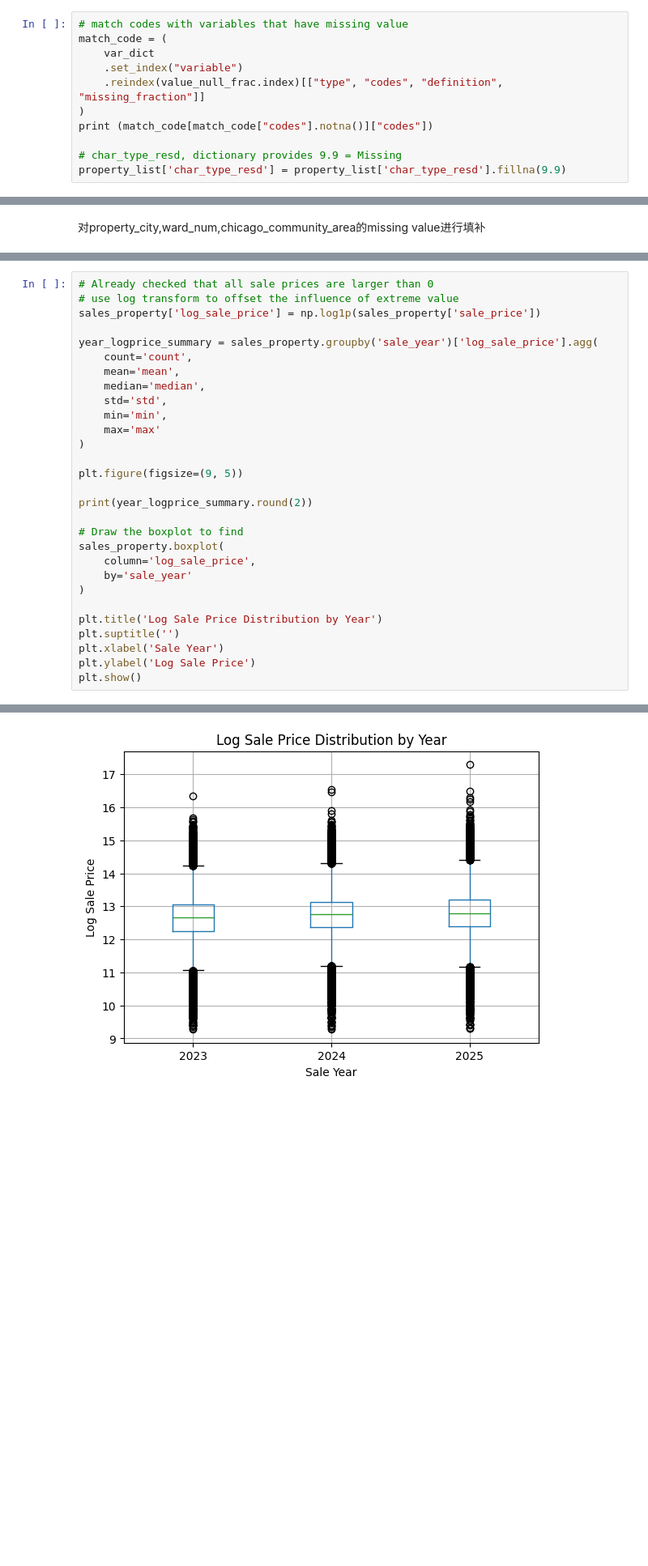
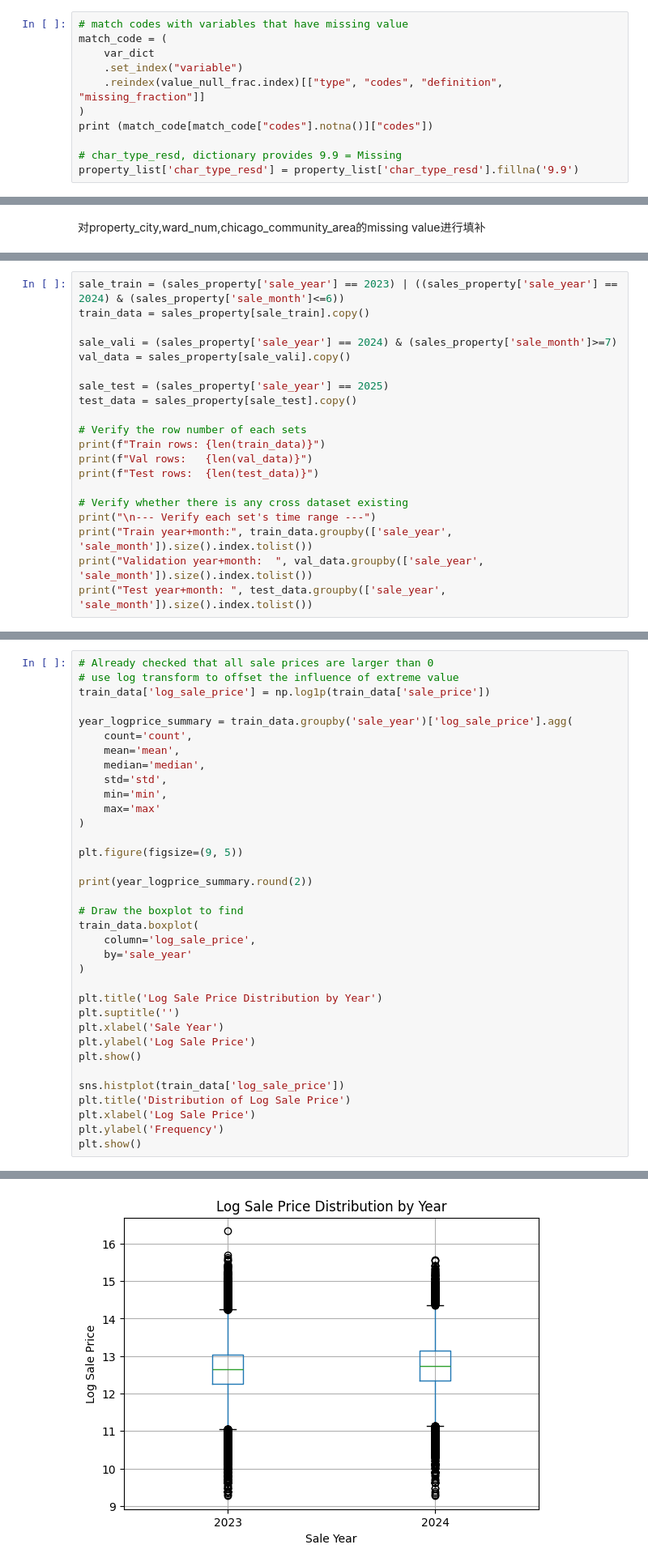
Before and after one commit to Chongchenjiang/QBUS6810-ml, a Jupyter notebook: assignment_6810.ipynb, the cells around one changed output, grey strips where cells are left out. Shown at 81% size. Cells and saved outputs as stored; diff of their text form; blank space fills up the shorter version.

```diff
--- a/assignment_6810.ipynb
+++ b/assignment_6810.ipynb
@@ -470,7 +496,7 @@ match_code = (
 print (match_code[match_code["codes"].notna()]["codes"])
 
 # char_type_resd, dictionary provides 9.9 = Missing
-property_list['char_type_resd'] = property_list['char_type_resd'].fillna(9.9)
+property_list['char_type_resd'] = property_list['char_type_resd'].fillna('9.9')
 # %% [output]
 char_tp_dsgn                                         1 = Yes; 2 = No
 char_tp_plan                           1 = Architect; 2 = Stock Plan
@@ -623,0 +692,20 @@ sale_year
+# %%
+sale_train = (sales_property['sale_year'] == 2023) | ((sales_property['sale_year'] == 2024) & (sales_property['sale_month']<=6))
+train_data = sales_property[sale_train].copy()
+
+sale_vali = (sales_property['sale_year'] == 2024) & (sales_property['sale_month']>=7)
+val_data = sales_property[sale_vali].copy()
+
+sale_test = (sales_property['sale_year'] == 2025)
+test_data = sales_property[sale_test].copy()
+
+# Verify the row number of each sets
+print(f"Train rows: {len(train_data)}")
+print(f"Val rows:   {len(val_data)}")
+print(f"Test rows:  {len(test_data)}")
+
+# Verify whether there is any cross dataset existing
+print("\n--- Verify each set's time range ---")
+print("Train year+month:", train_data.groupby(['sale_year', 'sale_month']).size().index.tolist())
+print("Validation year+month:  ", val_data.groupby(['sale_year', 'sale_month']).size().index.tolist())
+print("Test year+month: ", test_data.groupby(['sale_year', 'sale_month']).size().index.tolist())
@@ -643,9 +762,9 @@ sale_year
 # %%
 # Already checked that all sale prices are larger than 0
 # use log transform to offset the influence of extreme value
-sales_property['log_sale_price'] = np.log1p(sales_property['sale_price'])
+train_data['log_sale_price'] = np.log1p(train_data['sale_price'])
 
-year_logprice_summary = sales_property.groupby('sale_year')['log_sale_price'].agg(
+year_logprice_summary = train_data.groupby('sale_year')['log_sale_price'].agg(
     count='count',
     mean='mean',
     median='median',
@@ -659,7 +778,7 @@ plt.figure(figsize=(9, 5))
 print(year_logprice_summary.round(2))
 
 # Draw the boxplot to find
-sales_property.boxplot(
+train_data.boxplot(
     column='log_sale_price',
     by='sale_year'
 )
@@ -669,6 +788,12 @@ plt.suptitle('')
 plt.xlabel('Sale Year')
 plt.ylabel('Log Sale Price')
 plt.show()
+
+sns.histplot(train_data['log_sale_price'])
+plt.title('Distribution of Log Sale Price')
+plt.xlabel('Log Sale Price')
+plt.ylabel('Frequency')
+plt.show()
 # %% [output]
            count   mean  median   std   min    max
 sale_year
@@ -678,2 +802,2 @@ sale_year
 <Figure size 900x500 with 0 Axes>
-[figure, old version]
+[figure, new version]
```
Also changed, not shown: parts of 68 cells of this notebook.
